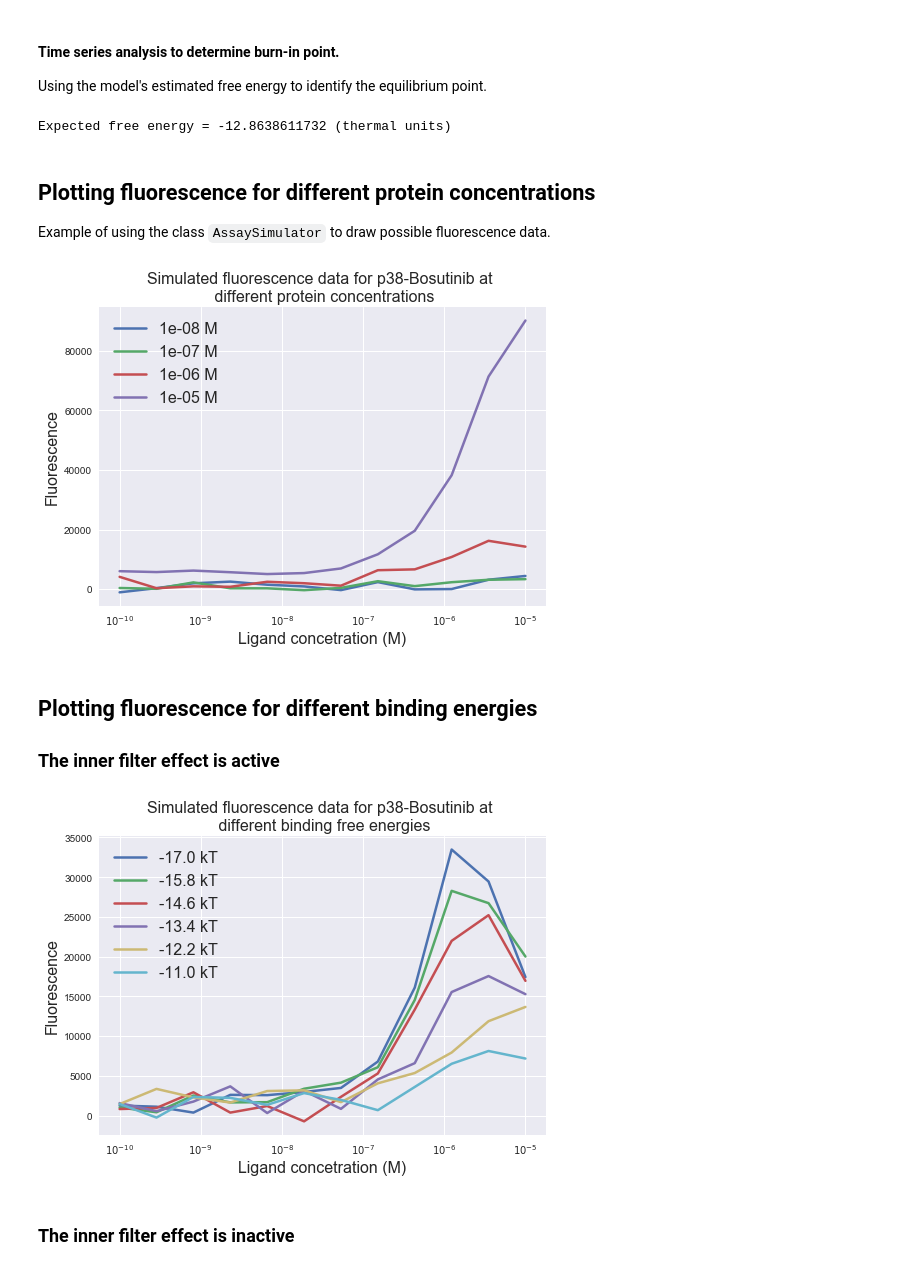
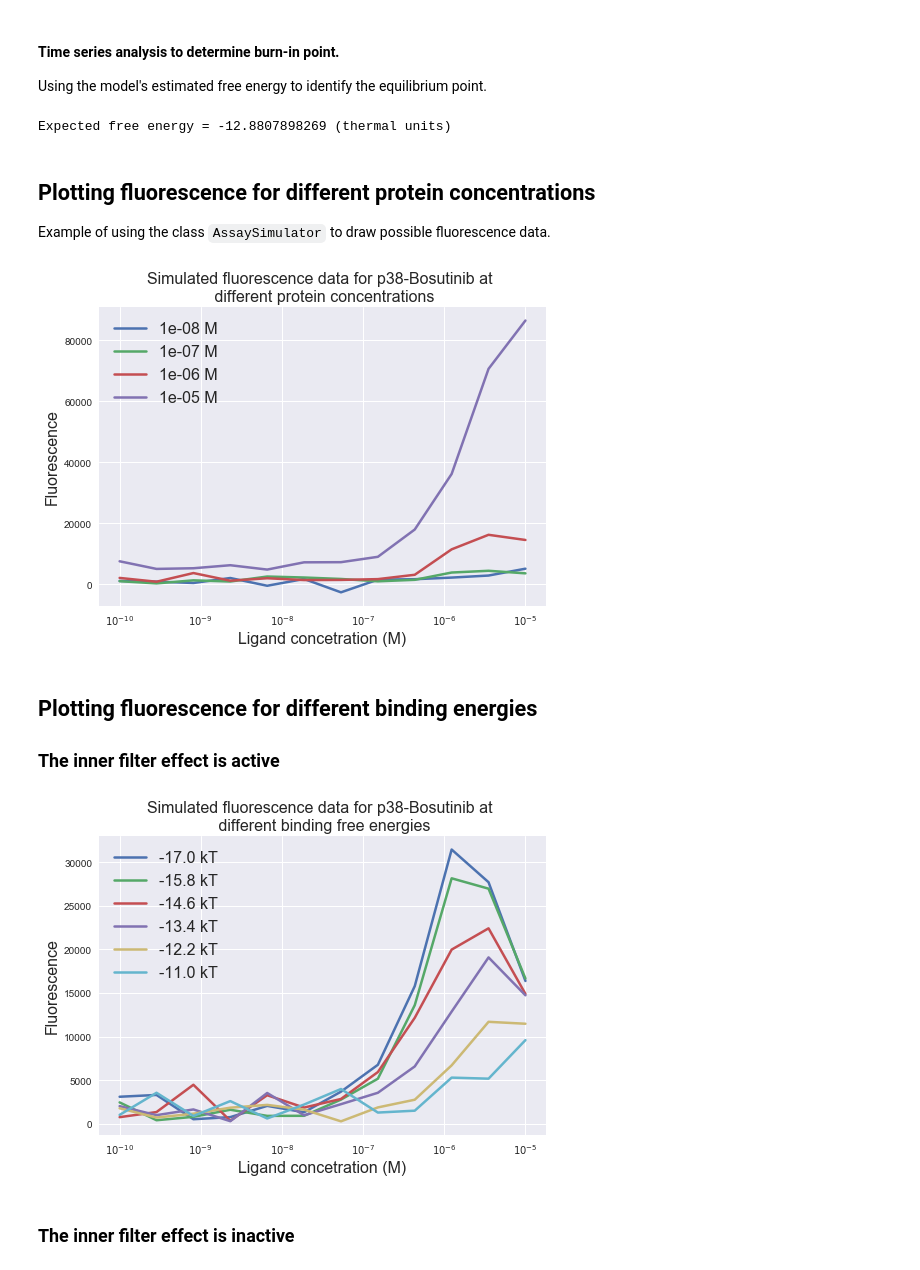
Before and after one commit to choderalab/assaytools, a Jupyter notebook: experimental_design/ExperimentalDesign.ipynb, the cells around one changed output. Drawn from its saved outputs; the diff is of its cells as text; code cells hidden in the pictures.

```diff
--- a/experimental_design/ExperimentalDesign.ipynb
+++ b/experimental_design/ExperimentalDesign.ipynb
@@ -20,5 +25,5 @@ Loading the pymc MCMC parameter samples for `assaytools`.
 # %%
-data_file = 'p38-Bosutinib-AB_mcmc-2017-03-24 11:47.pickle'
+data_file = 'p38-Bosutinib-AB_mcmc-2016-09-20 18:56.pickle'
 with open(r'%s'%data_file,'rb') as my_file:
     data = cPickle.load(my_file)
 # %% [markdown]
@@ -32,14 +37,14 @@ DeltaG_samples = data['DeltaG'][0]
 mean_DeltaG = np.mean(DeltaG_samples[t_equil:])
 print('Expected free energy = {0} (thermal units)'.format(mean_DeltaG))
 # %% [output]
-Expected free energy = -12.8638611732 (thermal units)
+Expected free energy = -12.8807898269 (thermal units)
 # %% [markdown]
 ## Plotting fluorescence for different protein concentrations
 Example of using the class `AssaySimulator` to draw possible fluorescence data.
 # %%
 # Ligand and protein concentrations
 L_total = 10 ** (np.linspace(-10, -5, num=12))
-P_total = 1E-6
+P_total = 1.0e-6* np.ones([12],np.float64)
 
 # Initialize the class using assaytools PyMC data:
 sim_assay = AssaySimulator(pymc_data=data, l_total=L_total, inner_filter=True)
@@ -49,7 +54,7 @@ sim_assay.set_mean_parameters(data, t_equil)
 
 # Plotting fluorescence for protein concentrations using the mean assaytools parameters
 for p in [10E-9, 10E-8, 10E-7, 10E-6, ]:
-    F = sim_assay.simulate_fluorescence(p_total=p, noisy=True)
+    F = sim_assay.simulate_fluorescence(p_total=p* np.ones([12],np.float64), noisy=True)
     plt.semilogx(L_total, F, label="{0} M".format(p), lw=2.5)
 
 plt.title('Simulated fluorescence data for p38-Bosutinib at \n different protein concentrations', fontsize=16)
@@ -58,31 +63,31 @@ plt.ylabel('Fluorescence', fontsize=16)
 plt.legend(fontsize=16)
 plt.show()
 # %% [output]
-[figure, old version]
+[figure, new version]
 # %% [markdown]
 ## Plotting fluorescence for different binding energies
 ### The inner filter effect is active
 # %%
 # Ligand and protein concentrations
 L_total = 10 ** (np.linspace(-10, -5, num=12))
 P_total = 1E-6
 
 # Initialize the class
 sim_assay = AssaySimulator(pymc_data=data, l_total=L_total, inner_filter=True)
 sim_assay.set_mean_parameters(data, t_equil)
 
 # Plotting fluorescence for binding energies using the mean assaytools parameters
 for g in np.linspace(-17,-11,6):
-    F = sim_assay.simulate_fluorescence(DeltaG=g, noisy=True)
+    F = sim_assay.simulate_fluorescence(p_total=P_total* np.ones([12],np.float64),DeltaG=g, noisy=True)
     plt.semilogx(L_total, F, label="{0} kT".format(g), lw=2.5)
 
 plt.title('Simulated fluorescence data for p38-Bosutinib at \n different binding free energies', fontsize=16)
 plt.xlabel('Ligand concetration (M)', fontsize=16)
 plt.ylabel('Fluorescence', fontsize=16)
 plt.legend(fontsize=16)
 plt.show()
 # %% [output]
-[figure, old version]
+[figure, new version]
 # %% [markdown]
 ### The inner filter effect is inactive
 # %%
```
Also changed, not shown: parts of 22 cells of this notebook.
